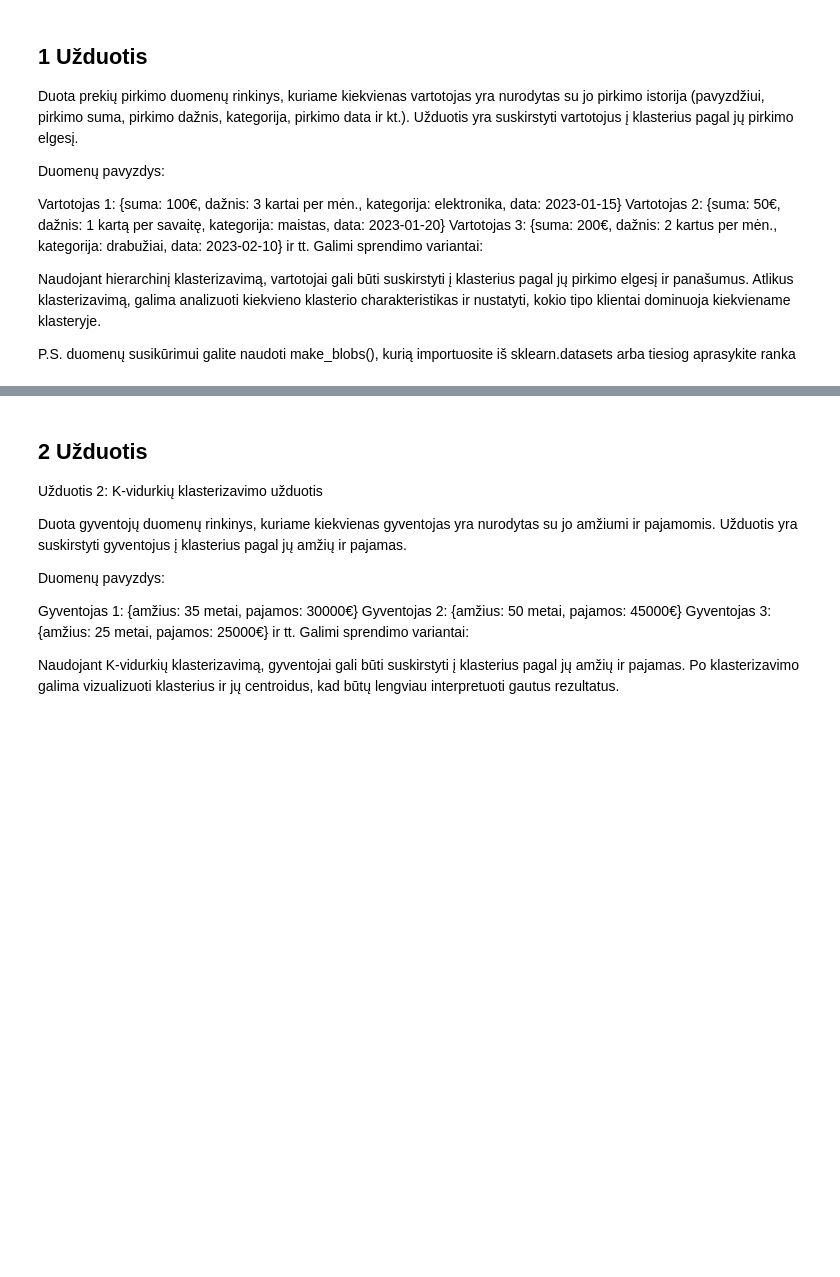
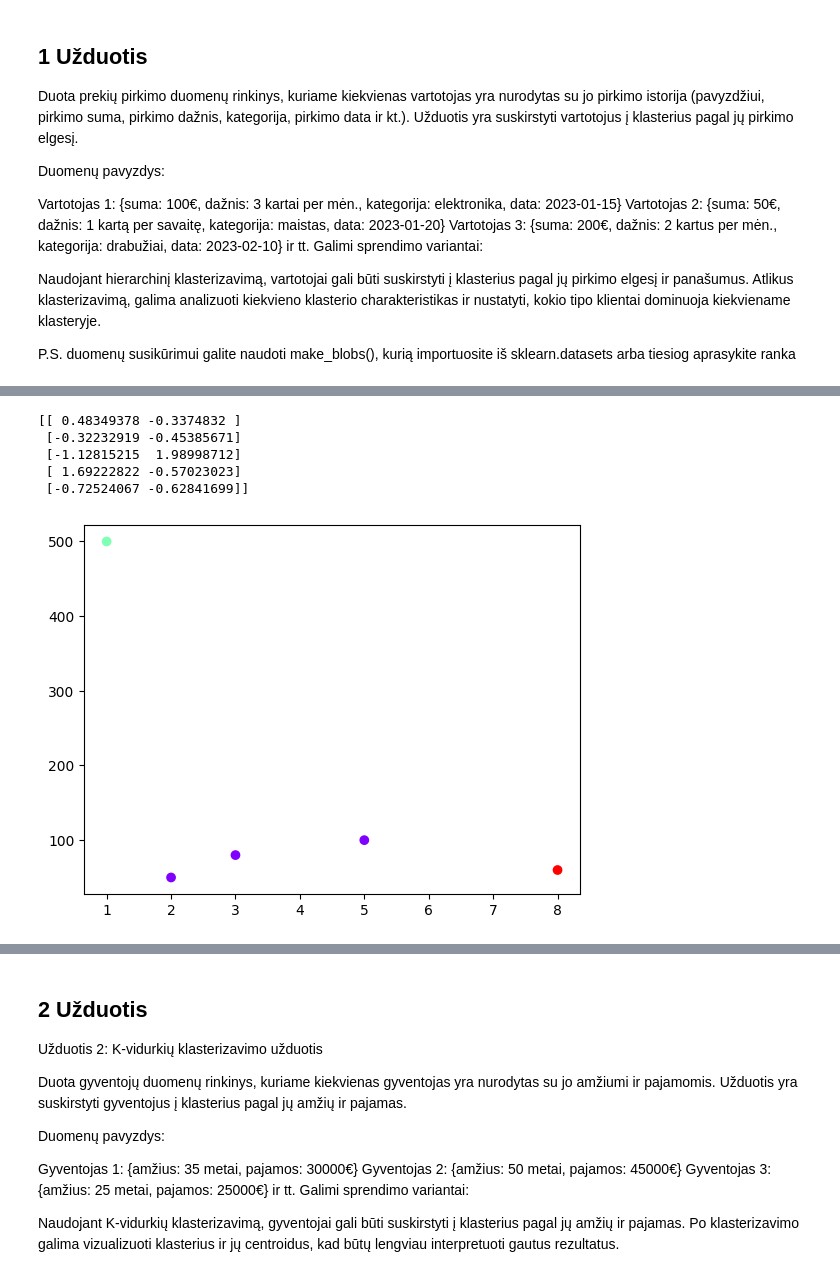
Before and after one commit to ana21o/Duomenu_mokslas, a Jupyter notebook: 39_paskaita/uzduotys.ipynb, the cells around one changed output, grey strips where cells are left out. Saved outputs shown, nothing was run; the diff lists cells and outputs as text; code cells hidden in the pictures; blank space fills up the shorter version.

```diff
--- a/39_paskaita/uzduotys.ipynb
+++ b/39_paskaita/uzduotys.ipynb
@@ -24,3 +44,31 @@ from sklearn.cluster import DBSCAN
+# %%
+
+duomenys = np.array ([[5, 100],
+            [3, 80],
+            [1, 500],
+            [8, 60],
+            [2, 50]])
+
+scaler = StandardScaler()
+scaled_data = scaler.fit_transform(duomenys)
+print(scaled_data)
+
+model = AgglomerativeClustering(n_clusters=3, linkage='ward')
+cluster = model.fit_predict(scaled_data)
+
+# plt.scatter(duomenys[:,0], duomenys[:,1])
+# plt.show()
+
+plt.scatter(duomenys[:,0], duomenys[:,1], c=cluster, cmap='rainbow')
+
+plt.show()
+# %% [output]
+[[ 0.48349378 -0.3374832 ]
+ [-0.32232919 -0.45385671]
+ [-1.12815215  1.98998712]
+ [ 1.69222822 -0.57023023]
+ [-0.72524067 -0.62841699]]
+[figure, added]
 # %%
 data = pd.read_csv('prekes.csv')
 
```
Also changed, not shown: parts of 7 cells of this notebook, 6 other files.
